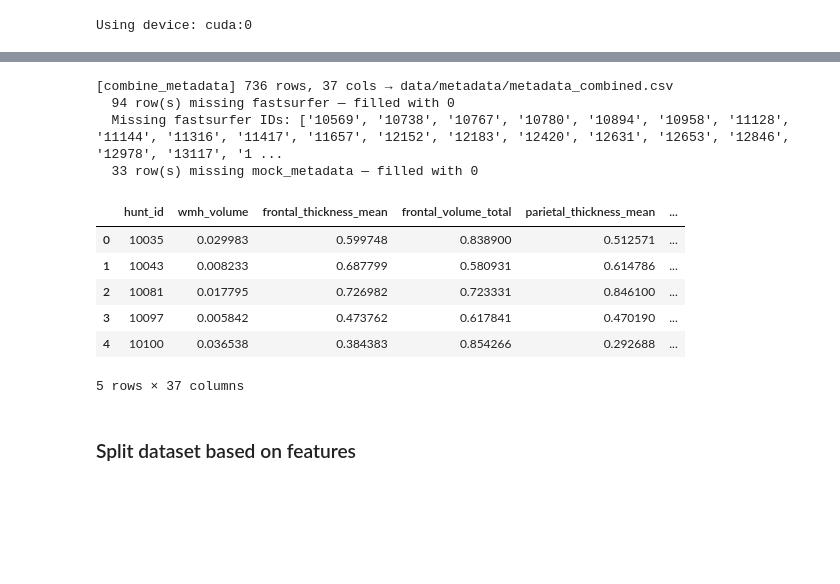
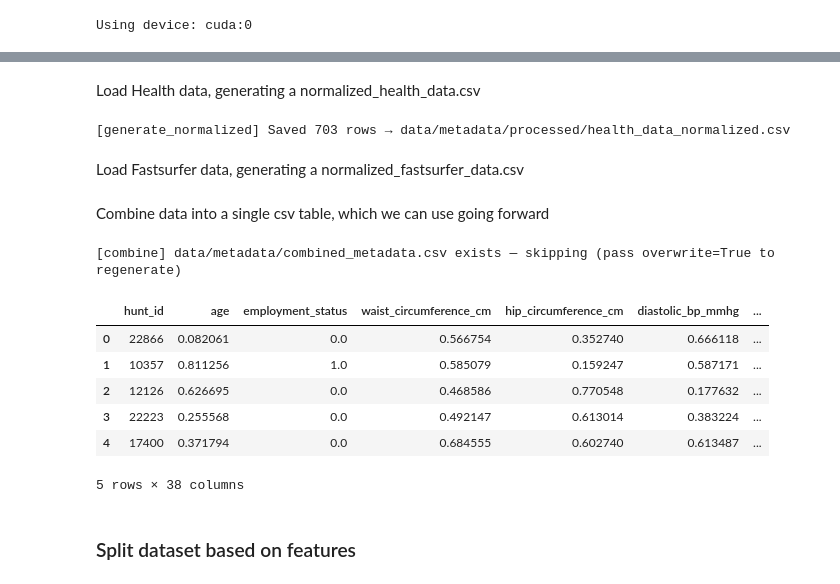
Before and after one commit to flippi321/NTNU-Master-project, a Jupyter notebook: EX1-compare-unets.ipynb, the cells around one changed output, grey strips where cells are left out. Saved outputs shown, nothing was run; the diff lists cells and outputs as text; code cells hidden in the pictures; blank space fills up the shorter version.

Commit message:
Added Experiment 1 with working metadata pipeline

```diff
--- a/EX1-compare-unets.ipynb
+++ b/EX1-compare-unets.ipynb
@@ -31,27 +33,47 @@ Using device: cuda:0
 # %%
-root_path     = 'data/'
-metadata_root = 'data/metadata'
-grid_path     = 'data/grid_search.yaml'
+root_path       = 'data/'
+metadata_root   = 'data/metadata'
+processed_dir   = 'data/metadata/processed'
+fastsurfer_root = 'data/metadata/hdd/sMRI_generated'
+final_data_path = 'data/metadata/combined_metadata.csv'
+overwrite_data  = True
+random_seed     = 69
 
-data_loader    = DataLoader(root_path=root_path)
-meta_loader    = HealthDataLoader(root_path=metadata_root, external_features=False)
+grid_path       = 'data/grid_search.yaml'
+
+data_loader     = DataLoader(root_path=root_path)
+health_loader   = HealthDataLoader(root=metadata_root)
+fs_loader       = FastSurferLoader(root=fastsurfer_root)
+comb_loader     = CombinedMetadataLoader(output_path=final_data_path)
+
+data_splitter   = StratifiedSplitter()
+
 data_converter = DataConverter()
 data_analyser  = DataAnalyser(root_path=root_path)
-
-# Build / refresh metadata_combined.csv
-metadata = meta_loader.combine_metadata(show_missing_ids=True)
-metadata.head()
-# %% [output]
-[combine_metadata] 736 rows, 37 cols → data/metadata/metadata_combined.csv
-  94 row(s) missing fastsurfer — filled with 0
-  Missing fastsurfer IDs: ['10569', '10738', '10767', '10780', '10894', '10958', '11128', '11144', '11316', '11417', '11657', '12152', '12183', '12420', '12631', '12653', '12846', '12978', '13117', '1 ...
-  33 row(s) missing mock_metadata — filled with 0
-|  | hunt_id | wmh_volume | frontal_thickness_mean | frontal_volume_total | parietal_thickness_mean | ... |
-| 0 | 10035 | 0.029983 | 0.599748 | 0.838900 | 0.512571 | ... |
-| 1 | 10043 | 0.008233 | 0.687799 | 0.580931 | 0.614786 | ... |
-| 2 | 10081 | 0.017795 | 0.726982 | 0.723331 | 0.846100 | ... |
-| 3 | 10097 | 0.005842 | 0.473762 | 0.617841 | 0.470190 | ... |
-| 4 | 10100 | 0.036538 | 0.384383 | 0.854266 | 0.292688 | ... |
-5 rows × 37 columns
+# %% [markdown]
+Load Health data, generating a normalized_health_data.csv
+# %%
+health_data_path = health_loader.generate_normalized(overwrite=overwrite_data, out_dir=processed_dir)
+# %% [output]
+[generate_normalized] Saved 703 rows → data/metadata/processed/health_data_normalized.csv
+# %% [markdown]
+Load Fastsurfer data, generating a normalized_fastsurfer_data.csv
+# %%
+fs_data_path = fs_loader.load_and_normalize(overwrite=overwrite_data, out_dir=processed_dir)
+# %% [markdown]
+Combine data into a single csv table, which we can use going forward
+# %%
+metadata_path = comb_loader.combine(overwrite=overwrite_data, health_data_path=health_data_path, fastsurfer_data_path=fs_data_path, output_path=metadata_root)
+metadata_df = pd.read_csv(metadata_path)
+metadata_df.head()
+# %% [output]
+[combine] data/metadata/combined_metadata.csv exists — skipping (pass overwrite=True to regenerate)
+|  | hunt_id | age | employment_status | waist_circumference_cm | hip_circumference_cm | diastolic_bp_mmhg | ... |
+| 0 | 22866 | 0.082061 | 0.0 | 0.566754 | 0.352740 | 0.666118 | ... |
+| 1 | 10357 | 0.811256 | 1.0 | 0.585079 | 0.159247 | 0.587171 | ... |
+| 2 | 12126 | 0.626695 | 0.0 | 0.468586 | 0.770548 | 0.177632 | ... |
+| 3 | 22223 | 0.255568 | 0.0 | 0.492147 | 0.613014 | 0.383224 | ... |
+| 4 | 17400 | 0.371794 | 0.0 | 0.684555 | 0.602740 | 0.613487 | ... |
+5 rows × 38 columns
 # %% [markdown]
 ### Split dataset based on features
```
Also changed, not shown: parts of 6 cells of this notebook.
